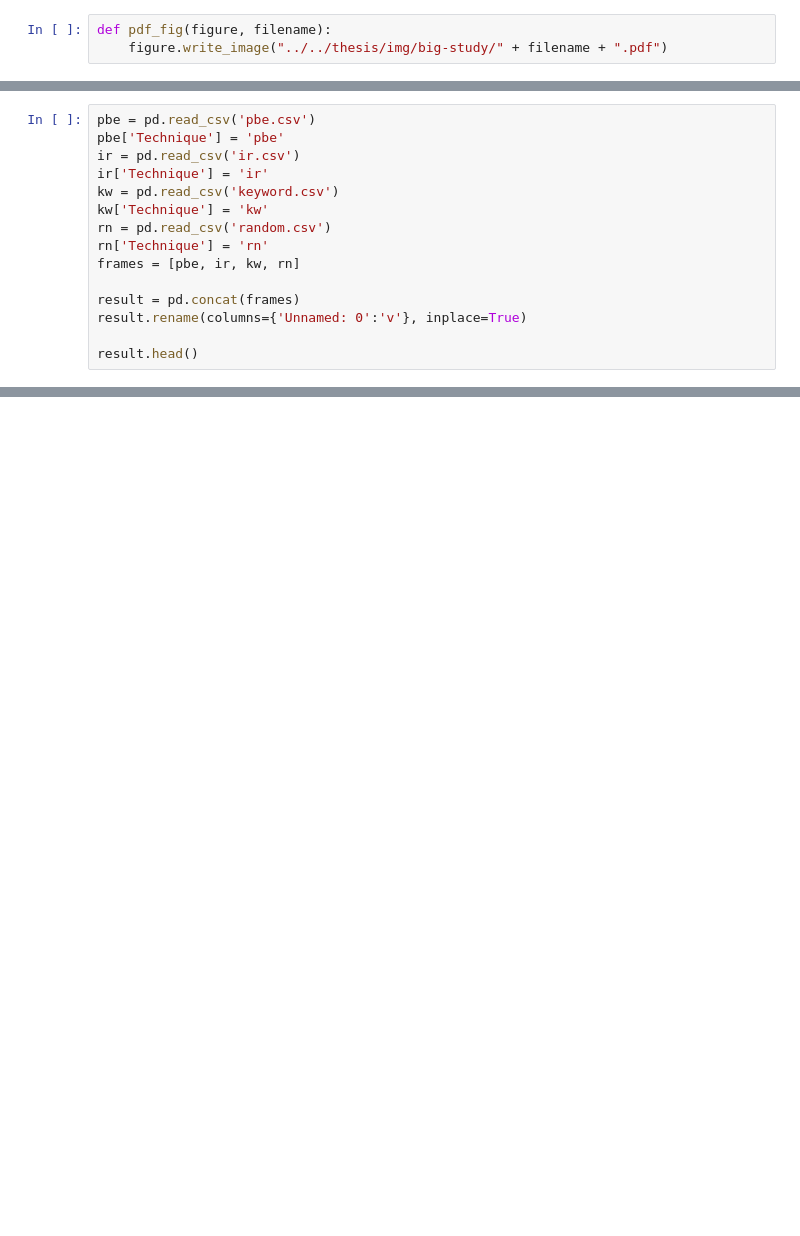
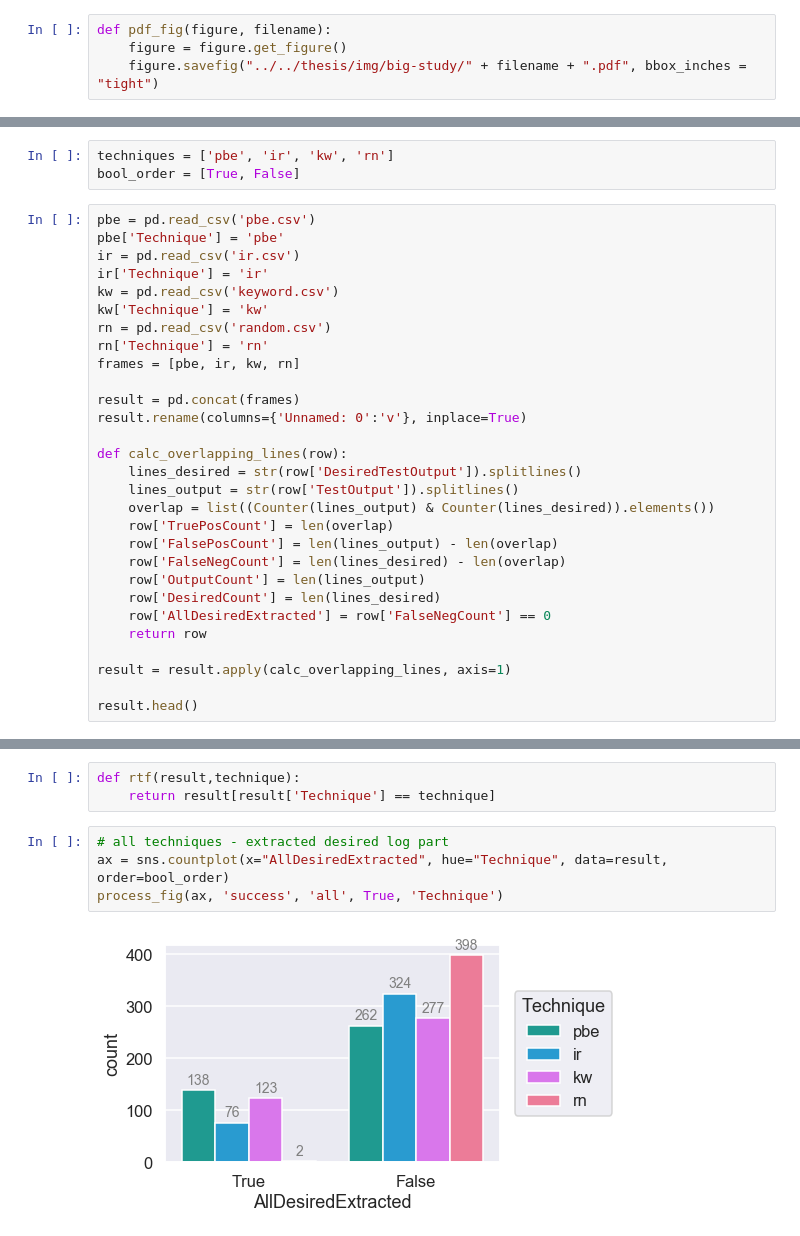
Before and after one commit to lacinoire/master-thesis, a Jupyter notebook: evaluation/results/big_study_data_analysis.ipynb, the cells around one changed output, grey strips where cells are left out. Saved outputs shown, nothing was run; the diff lists cells and outputs as text; blank space fills up the shorter version.

Commit message:
loads of new images, updates to the plotting, integrated images in study results

```diff
--- a/evaluation/results/big_study_data_analysis.ipynb
+++ b/evaluation/results/big_study_data_analysis.ipynb
@@ -8,3 +11,4 @@ import plotly.graph_objects as go
 # %%
 def pdf_fig(figure, filename):
-    figure.write_image("../../thesis/img/big-study/" + filename + ".pdf")
+    figure = figure.get_figure()
+    figure.savefig("../../thesis/img/big-study/" + filename + ".pdf", bbox_inches = "tight")
@@ -11,3 +43,6 @@ def pdf_fig(figure, filename):
+# %%
+techniques = ['pbe', 'ir', 'kw', 'rn']
+bool_order = [True, False]
 # %%
 pbe = pd.read_csv('pbe.csv')
 pbe['Technique'] = 'pbe'
@@ -22,6 +57,20 @@ frames = [pbe, ir, kw, rn]
 result = pd.concat(frames)
 result.rename(columns={'Unnamed: 0':'v'}, inplace=True)
 
+def calc_overlapping_lines(row):
+    lines_desired = str(row['DesiredTestOutput']).splitlines()
+    lines_output = str(row['TestOutput']).splitlines()
+    overlap = list((Counter(lines_output) & Counter(lines_desired)).elements())
+    row['TruePosCount'] = len(overlap)
+    row['FalsePosCount'] = len(lines_output) - len(overlap)
+    row['FalseNegCount'] = len(lines_desired) - len(overlap)
+    row['OutputCount'] = len(lines_output)
+    row['DesiredCount'] = len(lines_desired)
+    row['AllDesiredExtracted'] = row['FalseNegCount'] == 0
+    return row
+
+result = result.apply(calc_overlapping_lines, axis=1)
+
 result.head()
 # %% [output]
 |  | v | ExampleCount | LearnedProgram | TestInputPath | TestOutput | DesiredTestOutput | Accuracy | ... |
@@ -72,0 +83,9 @@ plot_examples_vs_successful('kw')
+# %%
+def rtf(result,technique):
+    return result[result['Technique'] == technique]
+# %%
+# all techniques - extracted desired log part
+ax = sns.countplot(x="AllDesiredExtracted", hue="Technique", data=result, order=bool_order)
+process_fig(ax, 'success', 'all', True, 'Technique')
+# %% [output]
+[figure, added]
```
Also changed, not shown: parts of 28 cells of this notebook, 29 other files.
